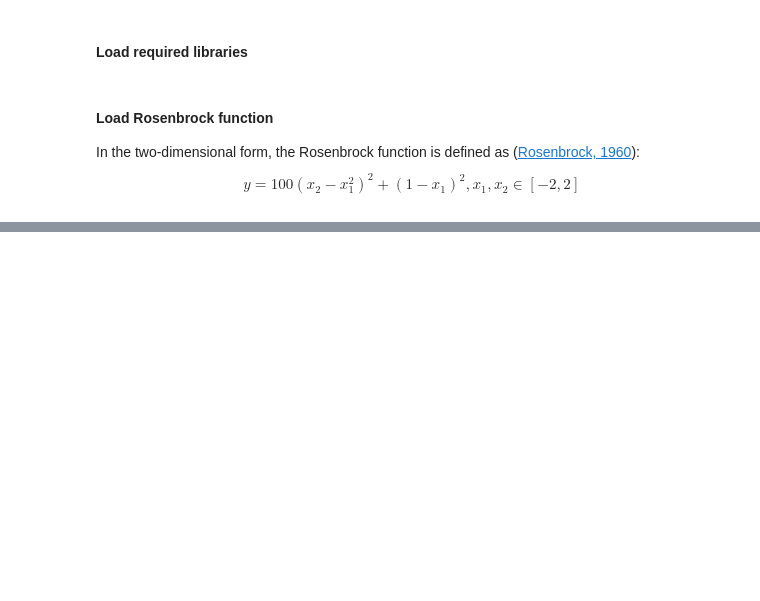
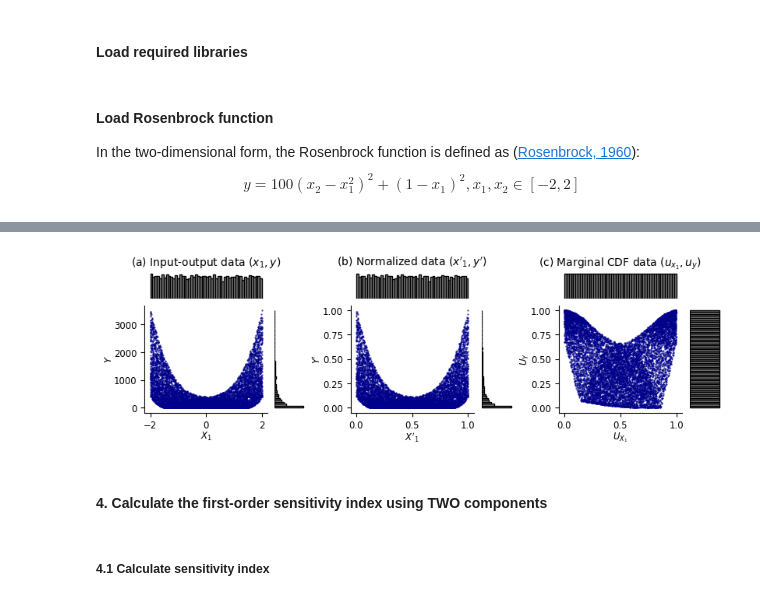
Before and after one commit to CH-Earth/pyviscous, a Jupyter notebook: examples/Rosbrock_function/Rosbrock_function.ipynb, the cells around one changed output, grey strips where cells are left out. Drawn from its saved outputs; the diff is of its cells as text; code cells hidden in the pictures; blank space fills up the shorter version.

```diff
--- a/examples/Rosbrock_function/Rosbrock_function.ipynb
+++ b/examples/Rosbrock_function/Rosbrock_function.ipynb
@@ -420,0 +207,78 @@ vs.plot_gmm_cluster_pdf(gmm,zx,zy,GSA_idx,ofile)
+# %%
+# Load input-output data
+data = np.loadtxt(sampleFile, skiprows=0, delimiter=',')
+x    = data[:,0:-1]
+y    = data[:,-1].reshape(-1,1)
+
+# Normalize input-output data
+x_norm = x.copy()
+for ii in range(np.shape(x_norm)[1]):
+    x_norm[:,ii] = vs.data_normalization(x[:,ii])
+y_norm = vs.data_normalization(y)
+
+# Calculate rank-based empirical marginal CDF
+ux = x.copy()
+for ii in range(np.shape(ux)[1]):
+    ux[:,ii] = pseudo_obs(x[:,ii], ties='average')
+uy = pseudo_obs(y, ties='average')
+# %%
+### PLOT ###
+# set figure columns and rows
+ndata   = 3        # three sets of data
+ncols   = ndata*2  # number of columns
+nrows   = 2        # number of rows
+
+# set figure width and heigh ratios
+fig = plt.figure(figsize=(8,2.5),constrained_layout=True)
+widths = [4,1,4,1,4,1]
+heights = [1,4]
+spec = fig.add_gridspec(nrows, ncols, width_ratios=widths, height_ratios=heights,
+                        left=0.05, right=0.99, bottom=0.05, top=0.95, wspace=0.0, hspace=0.0)
+# plot
+for i in range(ndata):
+    if i == 0:
+        data_x,data_y = x[:,xIndex],y
+        xlabel,ylabel = '${X_1}$','$Y$'
+        title = '(a) Input-output data $(x_1, y)$'
+    elif i == 1:
+        data_x,data_y = x_norm[:,xIndex],y_norm
+        xlabel,ylabel = "${X'_1}$","$Y'$"
+        title = "(b) Normalized data $(x'_1, y')$"
+    elif i == 2:
+        data_x,data_y = ux[:,xIndex],uy
+        xlabel,ylabel = '${U_{X_1}}$','${U_{Y}}$'
+        title = '(c) Marginal CDF data $(u_{x_1}, u_y)$'
+
+    # Create the Axes.
+    ax = fig.add_subplot(spec[1, i*2])
+    ax_histx = fig.add_subplot(spec[0, i*2], sharex=ax)
+    ax_histy = fig.add_subplot(spec[1, i*2+1], sharey=ax)
+
+    # the scatter plot and histogram plots:
+    ax.scatter(data_x, data_y, c="darkblue",s=0.3,alpha=0.8)
+    ax_histx.hist(data_x, bins=50, edgecolor = "black", color = 'gray')
+    ax_histy.hist(data_y, bins=50, orientation='horizontal', edgecolor = "black", color = 'gray')
+
+    # labels
+    ax_histx.set_axis_off()
+    ax_histy.set_axis_off()
+    ax.spines[['right', 'top']].set_visible(False) # Hide the right and top spines
+
+    # title
+    ax_histx.set_title(title, fontsize='medium')
+
+    ax.set_xlabel(xlabel, fontsize='small', fontweight='bold',labelpad=0)
+    ax.set_ylabel(ylabel, fontsize='small', fontweight='bold',labelpad=0)
+    if i == 3:
+        ax.set_ylabel(ylabel, fontsize='small', fontweight='bold',labelpad=-1)
+    ax.tick_params(axis='both', labelsize='small')
+
+plt.savefig(os.path.join(outputDir,'data.png'), dpi=150)
+plt.savefig(os.path.join(outputDir,'data.pdf'))
+plt.show()
+# %% [output]
+[figure, added]
+# %% [markdown]
+#### 4. Calculate the first-order sensitivity index using TWO components
+# %% [markdown]
+##### 4.1 Calculate sensitivity index
```
Also changed, not shown: parts of 47 cells of this notebook.
